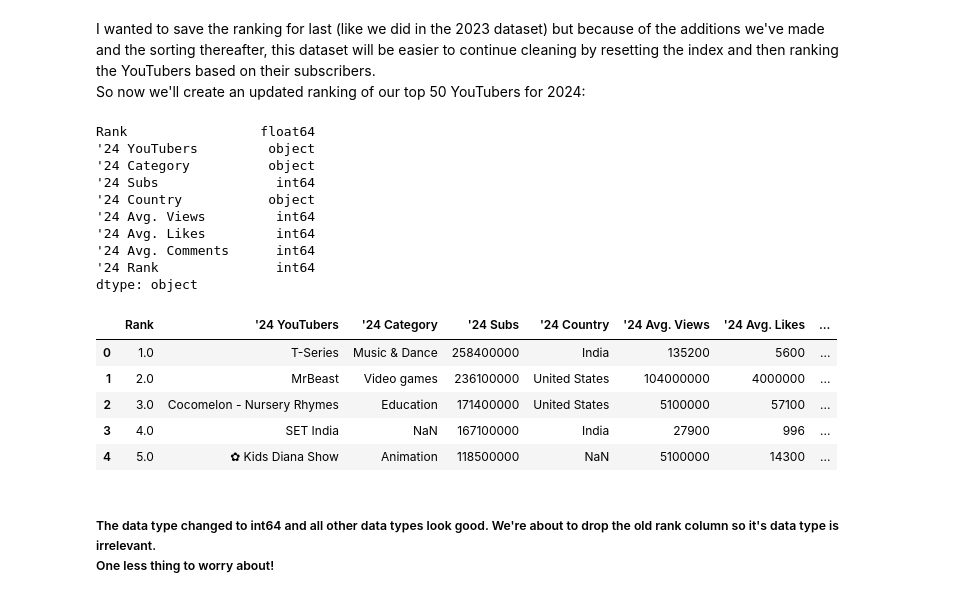
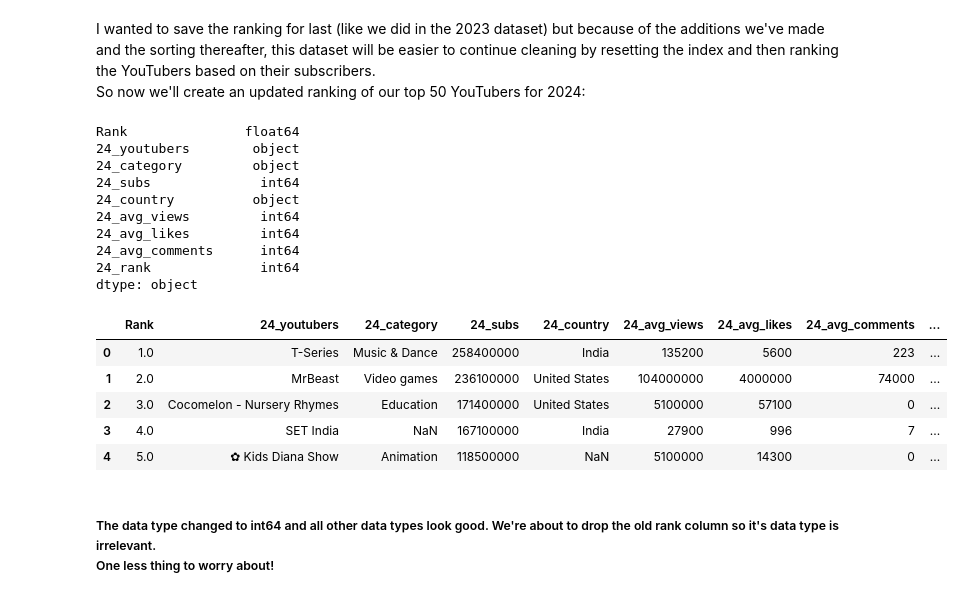
Before and after one commit to metguy/trending_youtubers, a Jupyter notebook: 2024_YouTuber_Analysis.ipynb, the cells around one changed output. Cells and saved outputs as stored; diff of their text form; code cells hidden in the pictures.

Commit message:
updated column names through all ipynbs

```diff
--- a/2024_YouTuber_Analysis.ipynb
+++ b/2024_YouTuber_Analysis.ipynb
@@ -60,13 +60,13 @@ array(['Rank', 'Channel Name', 'Category', 'Subscribers', 'Country',
 ## Rename columns:
 # %%
 #let's go ahead and rename the columns for this time period
-df_newstats = df_newstats.rename(columns = {"Channel Name":"'24 YouTubers",
-                                            "Category" : "'24 Category",
-                                            "Subscribers":"'24 Subs",
-                                            "Country":"'24 Country",
-                                            "Average Views":"'24 Avg. Views",
-                                            "Average Likes":"'24 Avg. Likes",
-                                            "Average Comments":"'24 Avg. Comments"})
+df_newstats = df_newstats.rename(columns = {"Channel Name":"24_youtubers",
+                                            "Category" : "24_category",
+                                            "Subscribers":"24_subs",
+                                            "Country":"24_country",
+                                            "Average Views":"24_avg_views",
+                                            "Average Likes":"24_avg_likes",
+                                            "Average Comments":"24_avg_comments"})
 #now let's see what we're working with
 df_newstats.head(None)
 # %% [output]
@@ -151,7 +151,7 @@ def converter(x):
         return x
 
 #then create a list of columns to convert
-convr_cols = ["'24 Subs", "'24 Avg. Views", "'24 Avg. Likes", "'24 Avg. Comments"]
+convr_cols = ["24_subs", "24_avg_views", "24_avg_likes", "24_avg_comments"]
 
 #then create a for loop adding the list and applying the defined converter
 for column in convr_cols:
@@ -171,10 +171,10 @@ df_newstats.head()
 Looks like we'll also need to sort our top 50 YouTubers after adding the missing YouTubers to the list.
 # %%
 #let's just go ahead and make sure all of our number columns are converted to integers before trying to sort any
-df_newstats[["'24 Subs", "'24 Avg. Views", "'24 Avg. Likes", "'24 Avg. Comments"]] = df_newstats[["'24 Subs", "'24 Avg. Views", "'24 Avg. Likes", "'24 Avg. Comments"]].apply(pd.to_numeric)
+df_newstats[["24_subs", "24_avg_views", "24_avg_likes", "24_avg_comments"]] = df_newstats[["24_subs", "24_avg_views", "24_avg_likes", "24_avg_comments"]].apply(pd.to_numeric)
 
 #sort the 2024 YouTubers based on our new additions!
-df_newstats = df_newstats.sort_values("'24 Subs", ascending=False)
+df_newstats = df_newstats.sort_values("24_subs", ascending=False)
 
 #brief overview of the top 20 YouTubers to be sure our sorting worked
 df_newstats.head(20)
@@ -203,32 +203,32 @@ I wanted to save the ranking for last (like we did in the 2023 dataset) but beca
 # %%
 #reset index again and drop old one
 df_newstats = df_newstats.reset_index(drop=True)
 
 #create the new 2024 ranking and convert to int64 data type
-df_newstats["'24 Rank"] = df_newstats["'24 Subs"].rank(method='first', ascending=False)
-df_newstats["'24 Rank"] = df_newstats["'24 Rank"].astype("int64")
+df_newstats["24_rank"] = df_newstats["24_subs"].rank(method='first', ascending=False)
+df_newstats["24_rank"] = df_newstats["24_rank"].astype("int64")
 
 #make sure the data type was changed and check the other data types, as well
 print(df_newstats.dtypes)
 
 df_newstats.head(5)
 # %% [output]
-Rank                 float64
-'24 YouTubers         object
-'24 Category          object
-'24 Subs               int64
-'24 Country           object
-'24 Avg. Views         int64
-'24 Avg. Likes         int64
-'24 Avg. Comments      int64
-'24 Rank               int64
+Rank               float64
+24_youtubers        object
+24_category         object
+24_subs              int64
+24_country          object
+24_avg_views         int64
+24_avg_likes         int64
+24_avg_comments      int64
+24_rank              int64
 dtype: object
-|  | Rank | '24 YouTubers | '24 Category | '24 Subs | '24 Country | '24 Avg. Views | '24 Avg. Likes | ... |
-| 0 | 1.0 | T-Series | Music & Dance | 258400000 | India | 135200 | 5600 | ... |
-| 1 | 2.0 | MrBeast | Video games | 236100000 | United States | 104000000 | 4000000 | ... |
-| 2 | 3.0 | Cocomelon - Nursery Rhymes | Education | 171400000 | United States | 5100000 | 57100 | ... |
-| 3 | 4.0 | SET India | NaN | 167100000 | India | 27900 | 996 | ... |
-| 4 | 5.0 | ✿ Kids Diana Show | Animation | 118500000 | NaN | 5100000 | 14300 | ... |
+|  | Rank | 24_youtubers | 24_category | 24_subs | 24_country | 24_avg_views | 24_avg_likes | 24_avg_comments | ... |
+| 0 | 1.0 | T-Series | Music & Dance | 258400000 | India | 135200 | 5600 | 223 | ... |
+| 1 | 2.0 | MrBeast | Video games | 236100000 | United States | 104000000 | 4000000 | 74000 | ... |
+| 2 | 3.0 | Cocomelon - Nursery Rhymes | Education | 171400000 | United States | 5100000 | 57100 | 0 | ... |
+| 3 | 4.0 | SET India | NaN | 167100000 | India | 27900 | 996 | 7 | ... |
+| 4 | 5.0 | ✿ Kids Diana Show | Animation | 118500000 | NaN | 5100000 | 14300 | 0 | ... |
 # %% [markdown]
 ##### The data type changed to int64 and all other data types look good. We're about to drop the old rank column so it's data type is irrelevant. <br> One less thing to worry about!
 # %%
```
Also changed, not shown: parts of 12 cells of this notebook, 4 other files.
